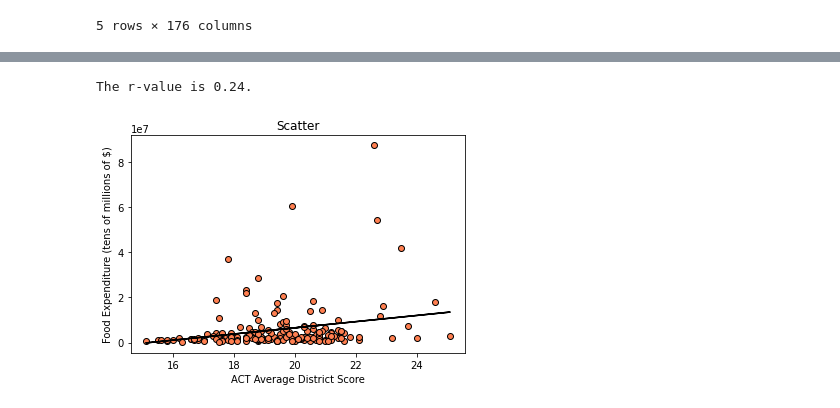
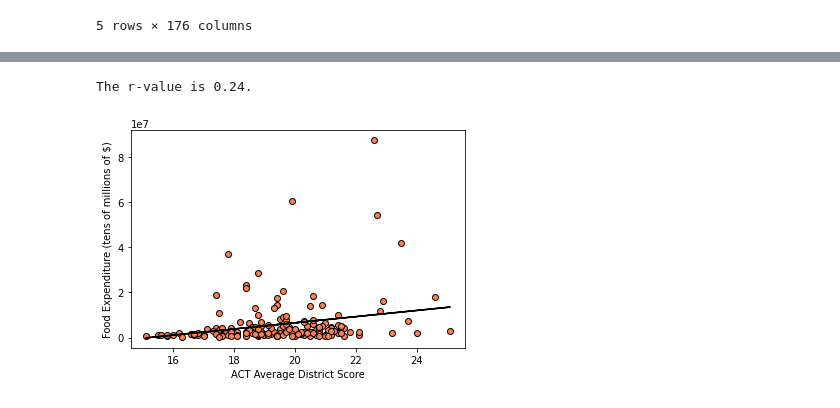
Before and after one commit to Johnny-Boy-SQL/The_Six_Aces_Project_1, a Jupyter notebook: data/analysis/Revenues, expenditures and student success.ipynb, the cells around one changed output, grey strips where cells are left out. Saved outputs shown, nothing was run; the diff lists cells and outputs as text; code cells hidden in the pictures.

```diff
--- a/data/analysis/Revenues, expenditures and student success.ipynb
+++ b/data/analysis/Revenues, expenditures and student success.ipynb
@@ -223,21 +223,21 @@ The r-value is 0.27.
 # %%
-plt.title("Scatter")
+#plt.title("Scatter")
 plt.xlabel("ACT Average District Score")
 plt.ylabel("Food Expenditure (tens of millions of $)")
 
 x_values = toplot_df["act - district average"]
 y_values = toplot_df["expenditure - food"]
 (slope, intercept, rvalue, pvalue, stderr) = linregress(x_values, y_values)
 regress_values = x_values * slope + intercept
 #line_eq = "y = " + str(round(slope,2)) + "x + " + str(round(intercept,2))
 correlation = st.pearsonr(x_values,y_values)
 print(f"The r-value is {round(correlation[0],2)}.")
 plt.scatter(x_values,y_values,c="coral",edgecolor="black")
 plt.plot(x_values,regress_values,"k-")
 #plt.annotate(line_eq,(6,10),fontsize=15,color=“red”)
 
 plt.savefig("images/foodexp_distavgACT_scatter.png")
 plt.show()
 # %% [output]
 The r-value is 0.24.
-[figure, old version]
+[figure, new version]
```
Also changed, not shown: parts of 3 cells of this notebook, 4 other files.
